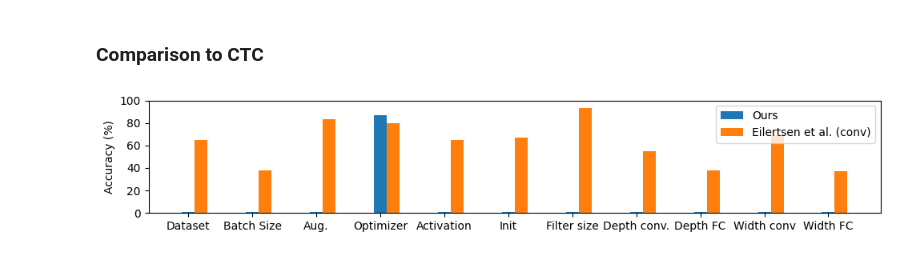
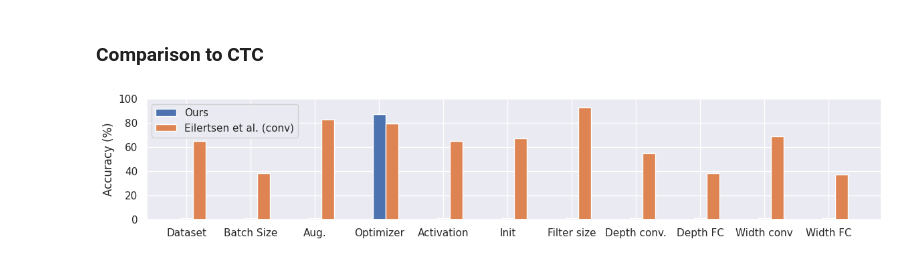
Before and after one commit to langosco/meta-transformer, a Jupyter notebook: notebooks/paper-plots.ipynb, the cells around one changed output. Drawn from its saved outputs; the diff is of its cells as text; code cells hidden in the pictures.

```diff
--- a/notebooks/paper-plots.ipynb
+++ b/notebooks/paper-plots.ipynb
@@ -8,13 +8,14 @@ import matplotlib.pyplot as plt
 from dataclasses import asdict
 import numpy as np
 import wandb
+import matplotlib.pyplot as plt
 import seaborn as sns
-import matplotlib.pyplot as plt
+sns.set()
 import pandas as pd
 import jax
 import jax.numpy as jnp
-# sns.set()
 import orbax.checkpoint
+from sklearn.metrics import roc_auc_score
 
 from meta_transformer.data import load_batches
 from meta_transformer import utils, preprocessing, output_dir
@@ -218,32 +334,32 @@ our_results = {
     "Aug.": 1,
     "Optimizer": 87,
     "Activation": 1,
     "Init": 1,
     "Filter size": 1,
     "Depth conv.": 1,
     "Depth FC": 1,
     "Width conv": 1,
     "Width FC": 1,
 }
 
-plt.figure(figsize=(10, 2.))
+plt.figure(figsize=(12, 2.5))
 group_positions = np.arange(len(ctc_conv_results.keys()))
 group_labels = ctc_conv_results.keys()
 
 
 bar_width = 0.2
 ax = plt.gca()
 ax.bar(group_positions, our_results.values(), width=bar_width, label="Ours")
 ax.bar(group_positions+bar_width, ctc_conv_results.values(), width=bar_width, label="Eilertsen et al. (conv)")
 ax.set_xticks(group_positions)
 ax.set_xticklabels(group_labels)
 ax.set_ylabel("Accuracy (%)")
 ax.set_ylim(0, 100)
 ax.legend()
 
 plt.tight_layout()
 
 figpath = "../../writeups/iclr-2023/figures/ctc-comparison.pdf"
 plt.savefig(figpath, bbox_inches="tight")
 # %% [output]
-[figure, old version]
+[figure, new version]
```
Also changed, not shown: parts of 13 cells of this notebook, 2 other files.
